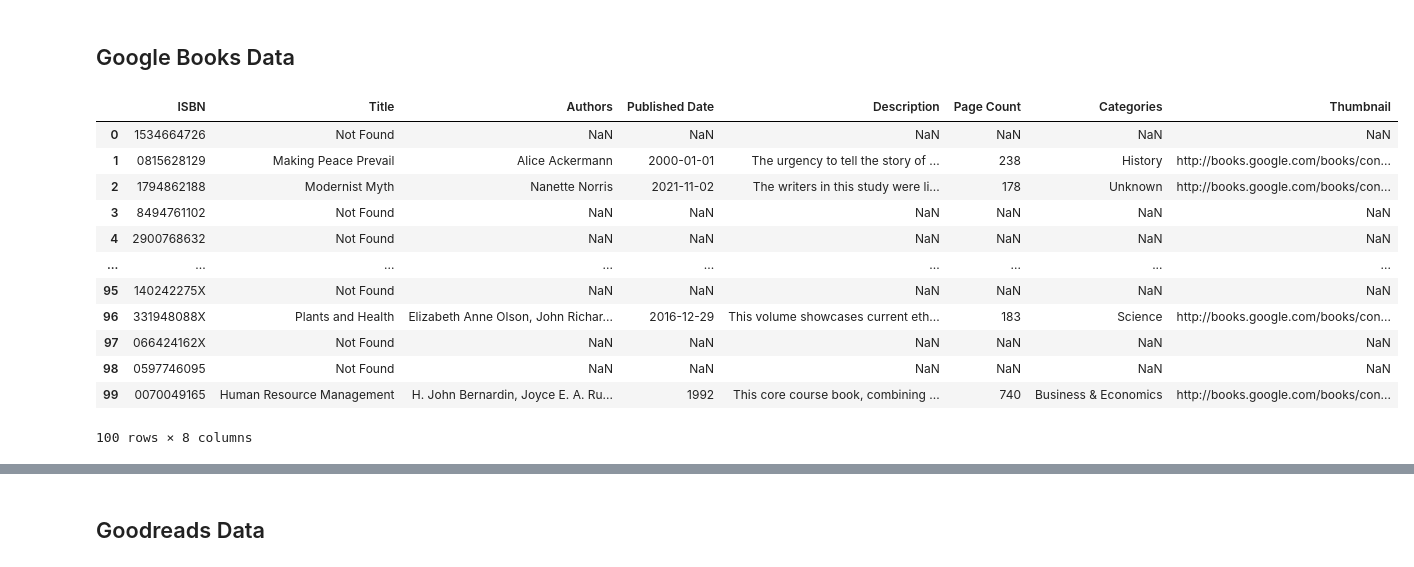
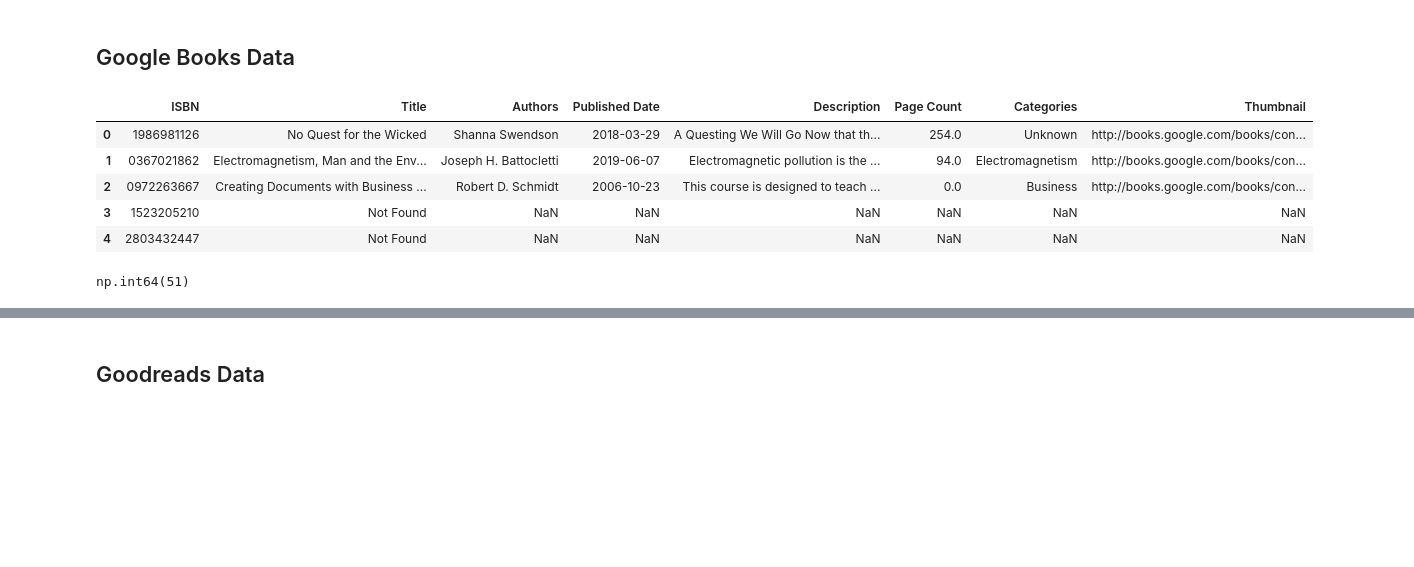
Before and after one commit to theinvisiblelab/invisible-books, a Jupyter notebook: Book_Data.ipynb, the cells around one changed output, grey strips where cells are left out. Drawn from its saved outputs; the diff is of its cells as text; code cells hidden in the pictures; blank space fills up the shorter version.

```diff
--- a/Book_Data.ipynb
+++ b/Book_Data.ipynb
@@ -12,6 +19,6 @@ import pandas as pd
 import requests
 # %%
-isbn_df = pd.read_csv('final_isbn_data_with_filled_values.csv')
+isbn_df = pd.read_csv('updated_isbn_list.csv')
 # %%
 isbn_df.count()
 # %% [output]
@@ -27,3 +34,3 @@ ISBN-13     120096
 dtype: int64
 # %%
-isbn_df.dropna(inplace=True)
+skim(isbn_df)
@@ -139,18 +175,15 @@ books_data = [get_book_data(isbn) for isbn in isbn_10]
 
 books_df = pd.DataFrame(books_data)
 # %%
-books_df
+books_df.head()
 # %% [output]
 |  | ISBN | Title | Authors | Published Date | Description | Page Count | Categories | Thumbnail |
-| 0 | 1534664726 | Not Found | NaN | NaN | NaN | NaN | NaN | NaN |
-| 1 | 0815628129 | Making Peace Prevail | Alice Ackermann | 2000-01-01 | The urgency to tell the story of ... | 238 | History | http://books.google.com/books/con... |
-| 2 | 1794862188 | Modernist Myth | Nanette Norris | 2021-11-02 | The writers in this study were li... | 178 | Unknown | http://books.google.com/books/con... |
-| 3 | 8494761102 | Not Found | NaN | NaN | NaN | NaN | NaN | NaN |
-| 4 | 2900768632 | Not Found | NaN | NaN | NaN | NaN | NaN | NaN |
-| ... | ... | ... | ... | ... | ... | ... | ... | ... |
-| 95 | 140242275X | Not Found | NaN | NaN | NaN | NaN | NaN | NaN |
-| 96 | 331948088X | Plants and Health | Elizabeth Anne Olson, John Richar... | 2016-12-29 | This volume showcases current eth... | 183 | Science | http://books.google.com/books/con... |
-| 97 | 066424162X | Not Found | NaN | NaN | NaN | NaN | NaN | NaN |
-| 98 | 0597746095 | Not Found | NaN | NaN | NaN | NaN | NaN | NaN |
-| 99 | 0070049165 | Human Resource Management | H. John Bernardin, Joyce E. A. Ru... | 1992 | This core course book, combining ... | 740 | Business & Economics | http://books.google.com/books/con... |
+| 0 | 1986981126 | No Quest for the Wicked | Shanna Swendson | 2018-03-29 | A Questing We Will Go Now that th... | 254.0 | Unknown | http://books.google.com/books/con... |
+| 1 | 0367021862 | Electromagnetism, Man and the Env... | Joseph H. Battocletti | 2019-06-07 | Electromagnetic pollution is the ... | 94.0 | Electromagnetism | http://books.google.com/books/con... |
+| 2 | 0972263667 | Creating Documents with Business ... | Robert D. Schmidt | 2006-10-23 | This course is designed to teach ... | 0.0 | Business | http://books.google.com/books/con... |
+| 3 | 1523205210 | Not Found | NaN | NaN | NaN | NaN | NaN | NaN |
+| 4 | 2803432447 | Not Found | NaN | NaN | NaN | NaN | NaN | NaN |
-100 rows × 8 columns
+# %%
+books_df['Authors'].isnull().sum()
+# %% [output]
+np.int64(51)
```
Also changed, not shown: parts of 33 cells of this notebook.
